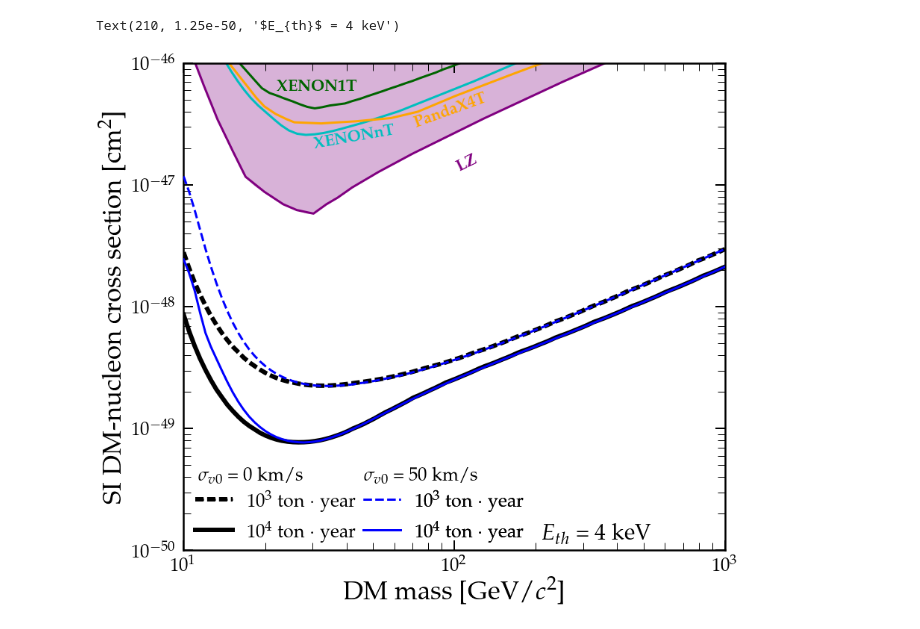
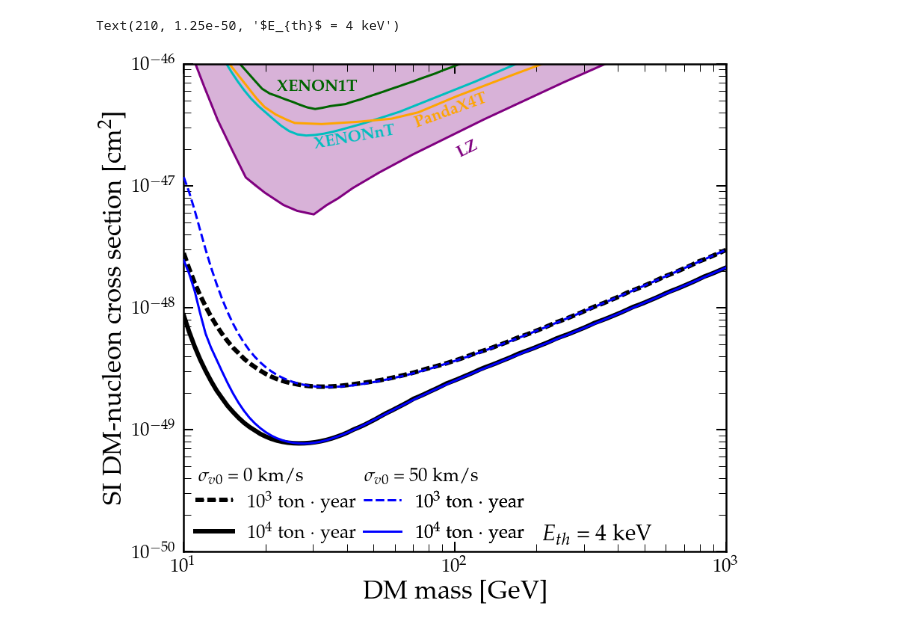
Before and after one commit to zhangblong/AsymptoticAnalysisAndNeutrinoFog, a Jupyter notebook: notebooks/DLWithLSR.ipynb, the cells around one changed output. Drawn from its saved outputs; the diff is of its cells as text; code cells hidden in the pictures.

```diff
--- a/notebooks/DLWithLSR.ipynb
+++ b/notebooks/DLWithLSR.ipynb
@@ -219,7 +219,7 @@ from PlotFuncs import *
 def MakeLimitPlot_LSR_Low(xmin=0.1,xmax=1.0e4,ymax=1.0e-36,ymin=1.0e-51,\
                      facecolor=[0.0, 0.62, 0.38],edgecolor='darkgreen',edgecolor_collected='darkgray',\
                      alph=0.5,lfs=35,tfs=25,\
-                     xlab=r"DM mass [GeV$/c^2$]",ylab=r"SI DM-nucleon cross section [cm$^2$]"):
+                     xlab=r"DM mass [GeV]",ylab=r"SI DM-nucleon cross section [cm$^2$]"):
     pek = line_background(5,'k')
 
     fig,ax = MySquarePlot(xlab,ylab,lfs=lfs,tfs=tfs)
@@ -315,7 +315,7 @@ DL22Dat = [np.array([10**myFindRoot(d[2]) for d in dat]).flatten() for dat in re
 def MakeLimitPlot_LSR_High(xmin=0.1,xmax=1.0e4,ymax=1.0e-36,ymin=1.0e-51,\
                      facecolor=[0.0, 0.62, 0.38],edgecolor='darkgreen',edgecolor_collected='darkgray',\
                      alph=0.5,lfs=35,tfs=25,\
-                     xlab=r"DM mass [GeV$/c^2$]",ylab=r"SI DM-nucleon cross section [cm$^2$]"):
+                     xlab=r"DM mass [GeV]",ylab=r"SI DM-nucleon cross section [cm$^2$]"):
     pek = line_background(5,'k')
 
     fig,ax = MySquarePlot(xlab,ylab,lfs=lfs,tfs=tfs)
@@ -324,7 +324,7 @@ def MakeLimitPlot_LSR_High(xmin=0.1,xmax=1.0e4,ymax=1.0e-36,ymin=1.0e-51,\
 
     plt.text(30.0,2.e-47,r"{\bf XENONnT}",color="c",fontsize=22,rotation=10)
     plt.text(70.0,3.0e-47,r"{\bf PandaX4T}",color="orange",fontsize=22,rotation=20)
-    plt.text(100.0,1.3e-47,r"{\bf LZ}",color="purple",fontsize=22,rotation=26)
+    plt.text(100.0,1.7e-47,r"{\bf LZ}",color="purple",fontsize=22,rotation=26)
 
     XENON1T = loadtxt("../data/WIMPLimits/SI/XENON1T.txt")
     plt.plot(XENON1T[:,0], XENON1T[:,1],color=edgecolor,linewidth=3)
@@ -346,34 +346,34 @@ def MakeLimitPlot_LSR_High(xmin=0.1,xmax=1.0e4,ymax=1.0e-36,ymin=1.0e-51,\
     plt.yscale('log')
     plt.xscale('log')
     plt.yticks(10.0**arange(-51,-30,1),fontsize=25)
     ax.tick_params(which='major',pad=10)
     ax.set_xlim(left=xmin, right=xmax)
     ax.set_ylim(bottom=ymin, top=ymax)
     return fig,ax
 
 alph = 0.7
 nufloor_col = '#e68525'
 pek = line_background(6,'k')
 
 #fig,ax = MakeLimitPlot_SI(Annotations=True,Collected=False,ymin=1.0e-50,ymax=1e-37)
 fig,ax = MakeLimitPlot_LSR_High(xmin=1.0e1,xmax=1.0e3,ymin=1e-50,ymax=1e-46)
 
 # Our result
 line1, = ax.plot(mDMList2,DL20Dat[0],'--',label='$10^3$ ton $\cdot$ year',color='black',lw=3,path_effects=pek,zorder=50)
 line2, = ax.plot(mDMList2,DL20Dat[1],'-',label='$10^4$ ton $\cdot$ year',color='black',lw=3,path_effects=pek,zorder=50)
 line3, = ax.plot(mDMList2,DL22Dat[0],'--',label='$10^3$ ton $\cdot$ year',color='b',lw=3,zorder=50)
 line4, = ax.plot(mDMList2,DL22Dat[1],'-',label='$10^4$ ton $\cdot$ year',color='b',lw=3,zorder=50)
 
 ax.add_artist(ax.legend(handles=[line1,line2], bbox_to_anchor=(0.35, 0.16), frameon=False))
 ax.add_artist(ax.legend(handles=[line3,line4], bbox_to_anchor=(0.66, 0.16), frameon=False))
 
 ax.annotate('$\sigma_{v 0}$ = 0 km/s', xy=(11.3,3.8e-50))
 ax.annotate('$\sigma_{v 0}$ = 50 km/s', xy=(46.5,3.8e-50))
 ax.annotate('$E_{th}$ = 4 keV', xy=(210,1.25e-50), size=30)
 #plt.legend(loc='lower left',frameon=False,handletextpad=0.5)
 # %% [output]
 Text(210, 1.25e-50, '$E_{th}$ = 4 keV')
-[figure, old version]
+[figure, new version]
 # %%
 myPathFig = os.path.join(os.path.abspath(os.path.pardir),'plots')
 fig.savefig(os.path.join(myPathFig,'LSRHigh.pdf'),bbox_inches='tight')
```
Also changed, not shown: parts of 3 cells of this notebook, 4 other files.
